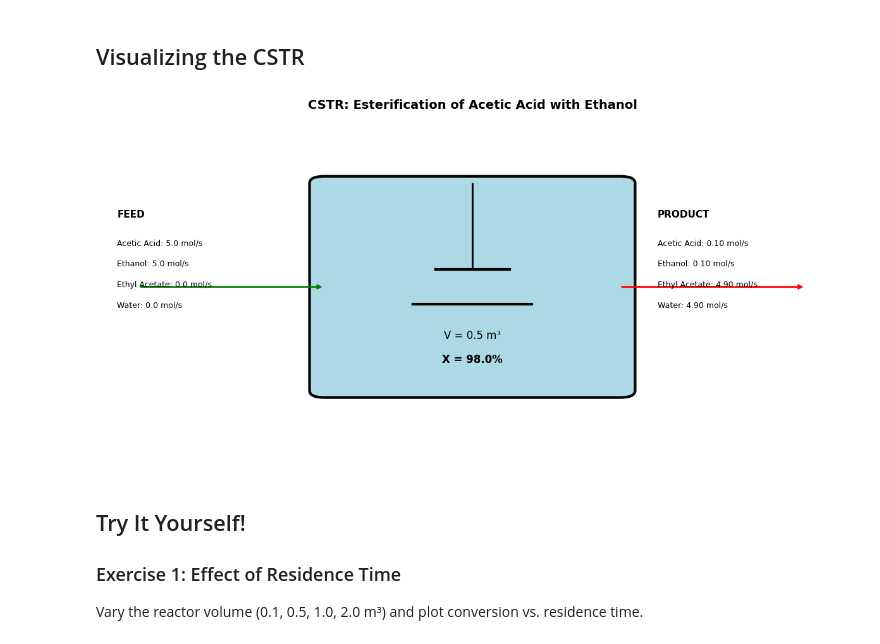
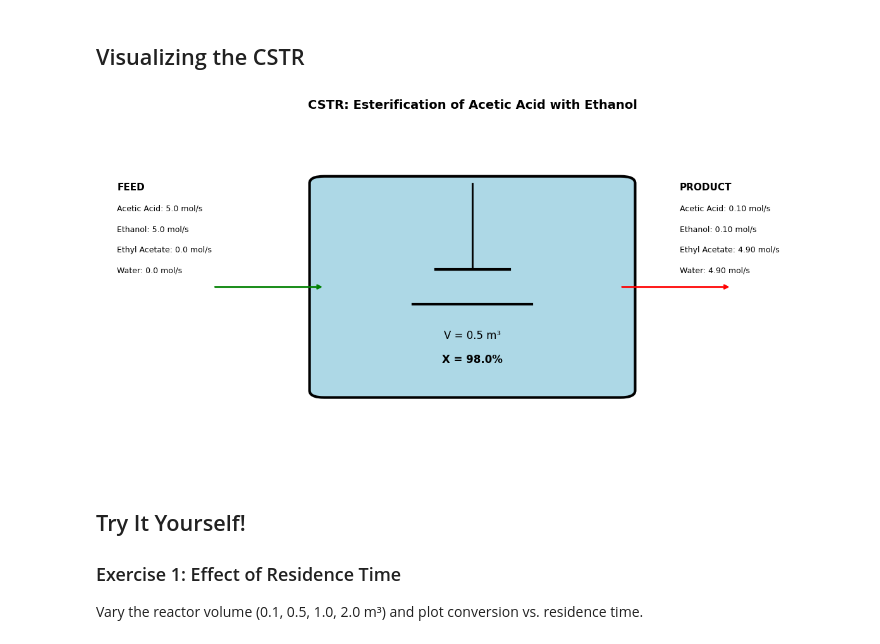
Before and after one commit to jkitchin/differentiable-flowsheets, a Jupyter notebook: about-flowsheets/00d_single_unit_cstr.ipynb, the cells around one changed output. Saved outputs shown, nothing was run; the diff lists cells and outputs as text; code cells hidden in the pictures.

```diff
--- a/about-flowsheets/00d_single_unit_cstr.ipynb
+++ b/about-flowsheets/00d_single_unit_cstr.ipynb
@@ -563,48 +557,52 @@ def draw_cstr_diagram(inlet_flows, outlet_flows, V, conversion):
     ax.add_patch(vessel)
 
     # Stirrer
     ax.plot([0.5, 0.5], [0.8, 0.55], 'k-', linewidth=2)
     ax.plot([0.45, 0.55], [0.55, 0.55], 'k-', linewidth=3)
     ax.plot([0.42, 0.58], [0.45, 0.45], 'k-', linewidth=3)
 
     # Labels inside
     ax.text(0.5, 0.35, f'V = {V} m³', ha='center', fontsize=12)
     ax.text(0.5, 0.28, f'X = {conversion*100:.1f}%', ha='center', fontsize=12, fontweight='bold')
 
-    # Inlet arrow and text
-    ax.annotate('', xy=(0.3, 0.5), xytext=(0.05, 0.5),
+    # Inlet arrow - starts from left and ends at CSTR boundary
+    ax.annotate('', xy=(0.3, 0.5), xytext=(0.15, 0.5),
                 arrowprops=dict(arrowstyle='->', lw=2, color='green'))
-    ax.text(0.02, 0.7, 'FEED', fontsize=11, fontweight='bold')
-    ax.text(0.02, 0.62, f'Acetic Acid: {inlet_flows[0]:.1f} mol/s', fontsize=9)
-    ax.text(0.02, 0.56, f'Ethanol: {inlet_flows[1]:.1f} mol/s', fontsize=9)
-    ax.text(0.02, 0.50, f'Ethyl Acetate: {inlet_flows[2]:.1f} mol/s', fontsize=9)
-    ax.text(0.02, 0.44, f'Water: {inlet_flows[3]:.1f} mol/s', fontsize=9)
 
-    # Outlet arrow and text
-    ax.annotate('', xy=(0.95, 0.5), xytext=(0.7, 0.5),
+    # Inlet text - positioned above the arrow
+    ax.text(0.02, 0.78, 'FEED', fontsize=11, fontweight='bold')
+    ax.text(0.02, 0.72, f'Acetic Acid: {inlet_flows[0]:.1f} mol/s', fontsize=9)
+    ax.text(0.02, 0.66, f'Ethanol: {inlet_flows[1]:.1f} mol/s', fontsize=9)
+    ax.text(0.02, 0.60, f'Ethyl Acetate: {inlet_flows[2]:.1f} mol/s', fontsize=9)
+    ax.text(0.02, 0.54, f'Water: {inlet_flows[3]:.1f} mol/s', fontsize=9)
+
+    # Outlet arrow - starts at CSTR boundary and ends at right
+    ax.annotate('', xy=(0.85, 0.5), xytext=(0.7, 0.5),
                 arrowprops=dict(arrowstyle='->', lw=2, color='red'))
-    ax.text(0.75, 0.7, 'PRODUCT', fontsize=11, fontweight='bold')
-    ax.text(0.75, 0.62, f'Acetic Acid: {outlet_flows[0]:.2f} mol/s', fontsize=9)
-    ax.text(0.75, 0.56, f'Ethanol: {outlet_flows[1]:.2f} mol/s', fontsize=9)
-    ax.text(0.75, 0.50, f'Ethyl Acetate: {outlet_flows[2]:.2f} mol/s', fontsize=9)
-    ax.text(0.75, 0.44, f'Water: {outlet_flows[3]:.2f} mol/s', fontsize=9)
+
+    # Outlet text - positioned above the arrow
+    ax.text(0.78, 0.78, 'PRODUCT', fontsize=11, fontweight='bold')
+    ax.text(0.78, 0.72, f'Acetic Acid: {outlet_flows[0]:.2f} mol/s', fontsize=9)
+    ax.text(0.78, 0.66, f'Ethanol: {outlet_flows[1]:.2f} mol/s', fontsize=9)
+    ax.text(0.78, 0.60, f'Ethyl Acetate: {outlet_flows[2]:.2f} mol/s', fontsize=9)
+    ax.text(0.78, 0.54, f'Water: {outlet_flows[3]:.2f} mol/s', fontsize=9)
 
     ax.set_xlim(0, 1)
     ax.set_ylim(0, 1)
     ax.axis('off')
     ax.set_title('CSTR: Esterification of Acetic Acid with Ethanol', fontsize=14, fontweight='bold')
 
     plt.tight_layout()
     return fig
 
 fig = draw_cstr_diagram(
     inlet_flows=[F_A_in, F_B_in, F_C_in, F_D_in],
     outlet_flows=difflow_values,
     V=V,
     conversion=float(info['conversion']['AceticAcid'])
 )
 # %% [output]
-[figure, old version]
+[figure, new version]
 # %% [markdown]
 ## Try It Yourself!
 
```
Also changed, not shown: parts of 3 cells of this notebook.
